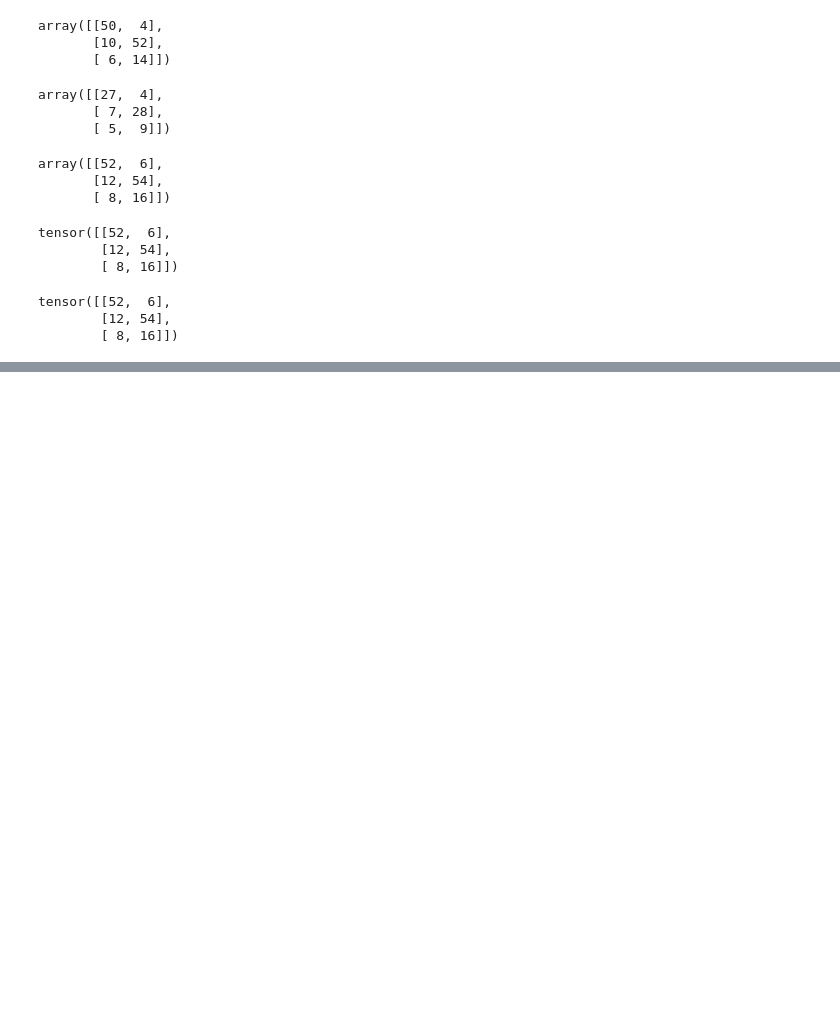
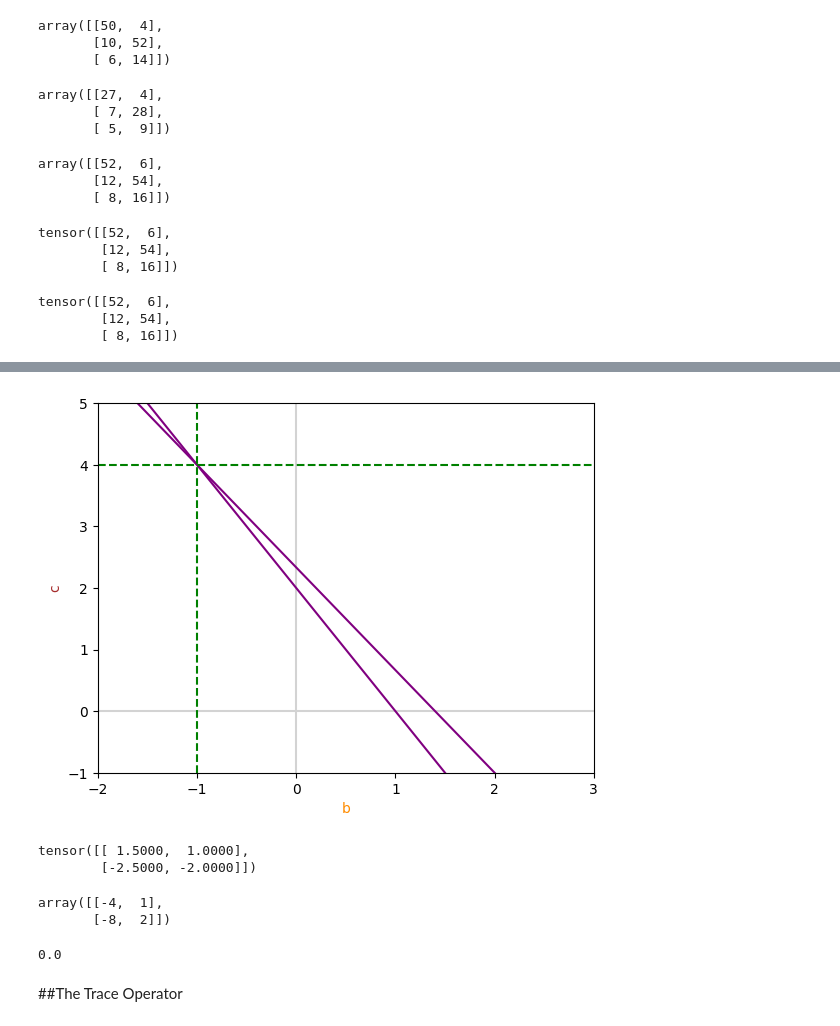
Before and after one commit to deenadayalanai/Machine-Learning-Foundations, a Jupyter notebook: Intro_to_Linear_Algebra.ipynb, the cells around one changed output, grey strips where cells are left out. Cells and saved outputs as stored; diff of their text form; code cells hidden in the pictures; blank space fills up the shorter version.

```diff
--- a/Intro_to_Linear_Algebra.ipynb
+++ b/Intro_to_Linear_Algebra.ipynb
@@ -277,0 +637,33 @@ tensor([[52,  6],
+# %%
+b = np.linspace(-10, 10, 1000) # start, finish, n points
+# %%
+c1 = 2 - 2*b
+# %%
+c2 = (7-5*b)/3
+# %%
+fig, ax = plt.subplots()
+plt.xlabel('b', c='darkorange')
+plt.ylabel('c', c='brown')
+
+plt.axvline(x=0, color='lightgray')
+plt.axhline(y=0, color='lightgray')
+
+ax.set_xlim([-2, 3])
+ax.set_ylim([-1, 5])
+ax.plot(b, c1, c='purple')
+ax.plot(b, c2, c='purple')
+plt.axvline(x=-1, color='green', linestyle='--')
+_ = plt.axhline(y=4, color='green', linestyle='--')
+# %% [output]
+[figure, added]
+# %%
+torch.inverse(torch.tensor([[4, 2], [-5, -3.]])) # float type
+# %% [output]
+tensor([[ 1.5000,  1.0000],
+        [-2.5000, -2.0000]])
+# %%
+X = np.array([[-4, 1], [-8, 2]])
+X
+# %% [output]
+array([[-4,  1],
+       [-8,  2]])
@@ -277,0 +673,7 @@ tensor([[52,  6],
+# %%
+Xdet = np.linalg.det(X) # determinant of Matrix
+Xdet
+# %% [output]
+0.0
+# %% [markdown]
+##The Trace Operator
```
Also changed, not shown: parts of 85 cells of this notebook.
